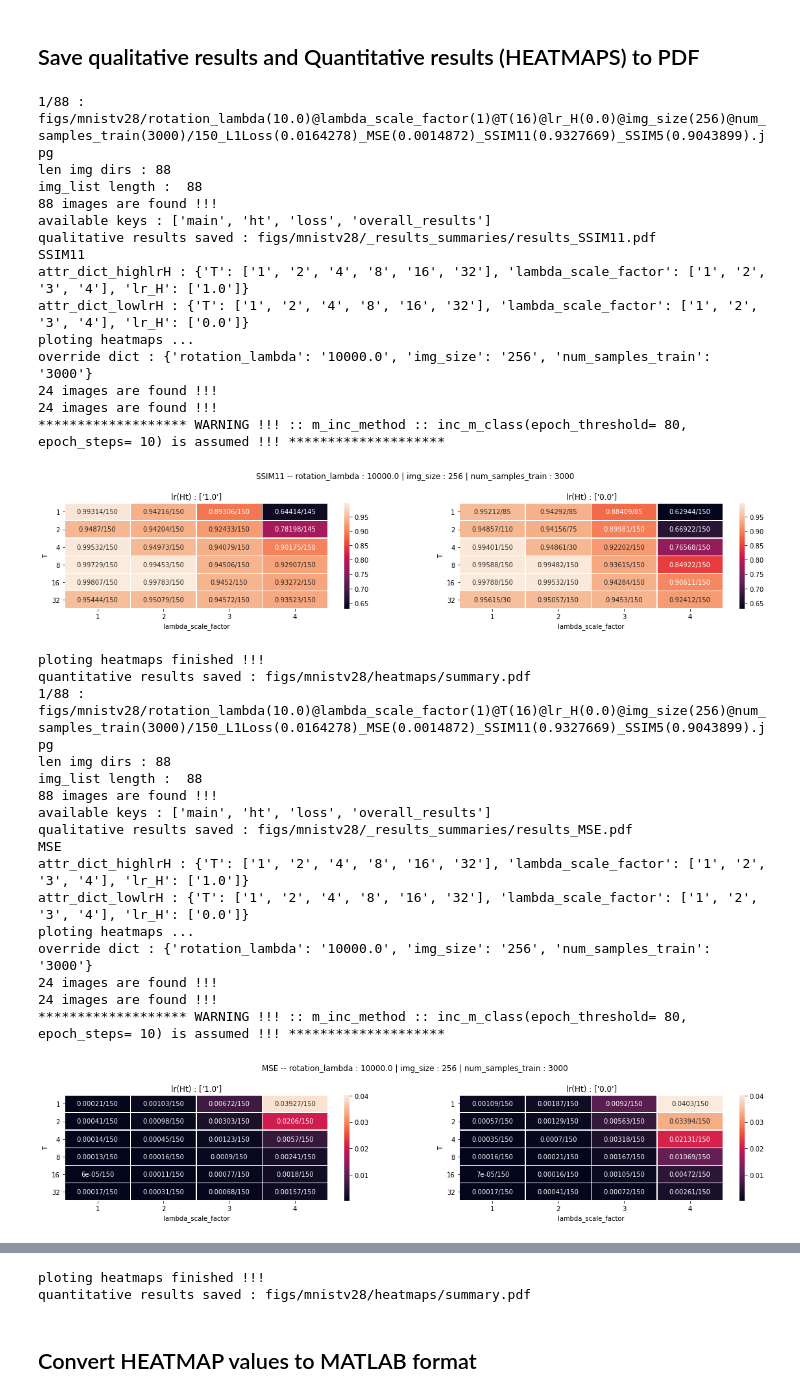
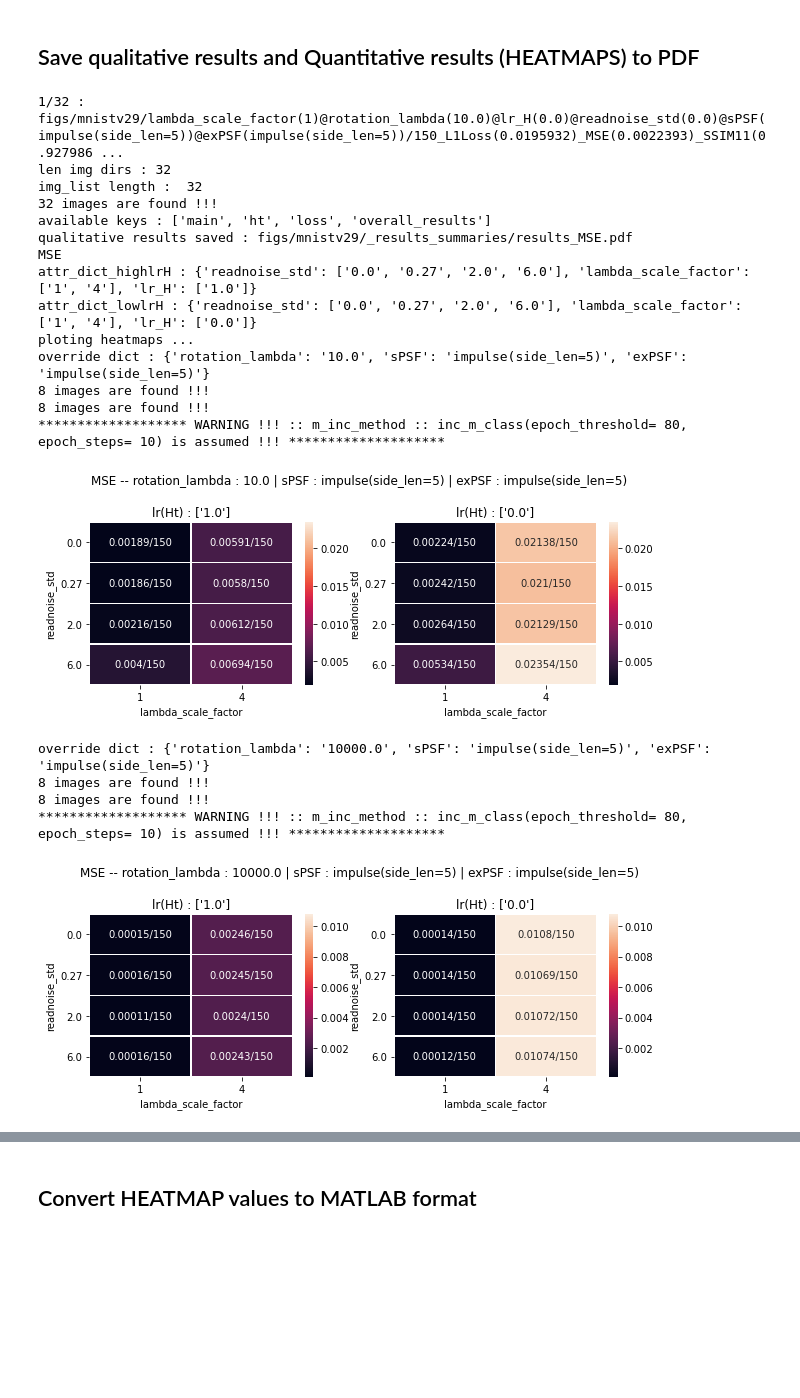
Before and after one commit to dushanw/DabbaMu-DEEP-TFM, a Jupyter notebook: aim2/summarize_results.ipynb, the cells around one changed output, grey strips where cells are left out. Drawn from its saved outputs; the diff is of its cells as text; code cells hidden in the pictures; blank space fills up the shorter version.

```diff
--- a/aim2/summarize_results.ipynb
+++ b/aim2/summarize_results.ipynb
@@ -25,7 +25,7 @@ import glob
 modes = ['L1Loss', 'MSE', 'SSIM', 'SSIM11', 'SSIM5', 'last_converged']
 interested_modes = ['L1Loss', 'MSE', 'SSIM5', 'SSIM11']
 
-exp_set_dir = 'figs/mnistv28'
+exp_set_dir = 'figs/mnistv29'
 
 for dir_ in glob.glob(f'{exp_set_dir}/*'):
     if dir_.split('/')[-1]=='heatmaps' or dir_.split('/')[-1]=='_results_summaries':continue
@@ -72,12 +67,12 @@ available keys : ['main', 'ht', 'loss', 'overall_results']
 def save_HEATMAPS(mode, img_list, exp_set_dir= None): ## CHANGE THIS
     print(mode)
     plot_vars_dict ={
-                     'T': ['1', '2', '4', '8','16', '32'],
-                     'lambda_scale_factor': ['1', '2', '3', '4']}
+                     'readnoise_std': ['0.0', '0.27', '2.0', '6.0'],
+                     'lambda_scale_factor': ['1', '4']}
 
-    all_overrides_dict = {'rotation_lambda': ['10000.0'],
-                          'img_size': ['256'],
-                          'num_samples_train': ['3000']
+    all_overrides_dict = {'rotation_lambda': ['10.0', '10000.0'],
+                          'sPSF': ['impulse(side_len=5)'],
+                          'exPSF': ['impulse(side_len=5)']
                           }
 
     plot_label_dict= None #skip notation: 'SKIPZE100S1' if needed
@@ -107,61 +102,49 @@ except:pass
 
 try:shutil.rmtree(f'{exp_set_dir}/heatmaps')
 except:pass
 
 os.mkdir(f'{exp_set_dir}/_results_summaries')
 
-for mode in ['SSIM11', 'MSE', 'last_converged_MSE']:#interested_modes:
+for mode in ['MSE']:#, 'SSIM11', 'last_converged_MSE']:#interested_modes:
     img_list = get_img_list(img_dir = exp_set_dir, mode=mode)
     print('img_list length : ', len(img_list))
 
     dict_ = get_available_attr(img_list)
     interested_imgs = filter_results(img_list, dict_)
     print(f'available keys : {list(dict_img_position.keys())}')
 
     #show_results('main', dict_img_position, interested_imgs,  sort_by_attr_values)
     #show_results('loss', dict_img_position, interested_imgs,  sort_by_attr_values)
     #show_results('ht', dict_img_position, interested_imgs,  sort_by_attr_values)
     #show_results('overall_results', dict_img_position, interested_imgs,  sort_by_attr_values)
 
     img_pdf_filename = f'{exp_set_dir}/_results_summaries/results_{mode}.pdf'
     save_imgs2pdf(interested_imgs, sorting_function= sort_by_attr_values, pdf_filename=img_pdf_filename, attr_dict= dict_)
     print(f'qualitative results saved : {img_pdf_filename}')
 
     ## ABOVE attr_dict_highlrH, attr_dict_lowlrH -> ONLY CONTAIN KEYS: lr_H, interested_key1, interested_key2 || Other keys -> goes into override dicts !!!
 
 
     save_HEATMAPS(mode, img_list, exp_set_dir)
 # %% [output]
-1/88 : figs/mnistv28/rotation_lambda(10.0)@lambda_scale_factor(1)@T(16)@lr_H(0.0)@img_size(256)@num_samples_train(3000)/150_L1Loss(0.0164278)_MSE(0.0014872)_SSIM11(0.9327669)_SSIM5(0.9043899).jpg
-len img dirs : 88
-img_list length :  88
-88 images are found !!!
+1/32 : figs/mnistv29/lambda_scale_factor(1)@rotation_lambda(10.0)@lr_H(0.0)@readnoise_std(0.0)@sPSF(impulse(side_len=5))@exPSF(impulse(side_len=5))/150_L1Loss(0.0195932)_MSE(0.0022393)_SSIM11(0.927986 ...
+len img dirs : 32
+img_list length :  32
+32 images are found !!!
 available keys : ['main', 'ht', 'loss', 'overall_results']
-qualitative results saved : figs/mnistv28/_results_summaries/results_SSIM11.pdf
-SSIM11
-attr_dict_highlrH : {'T': ['1', '2', '4', '8', '16', '32'], 'lambda_scale_factor': ['1', '2', '3', '4'], 'lr_H': ['1.0']}
-attr_dict_lowlrH : {'T': ['1', '2', '4', '8', '16', '32'], 'lambda_scale_factor': ['1', '2', '3', '4'], 'lr_H': ['0.0']}
+qualitative results saved : figs/mnistv29/_results_summaries/results_MSE.pdf
+MSE
+attr_dict_highlrH : {'readnoise_std': ['0.0', '0.27', '2.0', '6.0'], 'lambda_scale_factor': ['1', '4'], 'lr_H': ['1.0']}
+attr_dict_lowlrH : {'readnoise_std': ['0.0', '0.27', '2.0', '6.0'], 'lambda_scale_factor': ['1', '4'], 'lr_H': ['0.0']}
 ploting heatmaps ...
-override dict : {'rotation_lambda': '10000.0', 'img_size': '256', 'num_samples_train': '3000'}
-24 images are found !!!
-24 images are found !!!
+override dict : {'rotation_lambda': '10.0', 'sPSF': 'impulse(side_len=5)', 'exPSF': 'impulse(side_len=5)'}
+8 images are found !!!
+8 images are found !!!
 ******************* WARNING !!! :: m_inc_method :: inc_m_class(epoch_threshold= 80, epoch_steps= 10) is assumed !!! ********************
-[figure, old version]
+[figure, new version]
-ploting heatmaps finished !!!
-quantitative results saved : figs/mnistv28/heatmaps/summary.pdf
-1/88 : figs/mnistv28/rotation_lambda(10.0)@lambda_scale_factor(1)@T(16)@lr_H(0.0)@img_size(256)@num_samples_train(3000)/150_L1Loss(0.0164278)_MSE(0.0014872)_SSIM11(0.9327669)_SSIM5(0.9043899).jpg
-len img dirs : 88
-img_list length :  88
-88 images are found !!!
-available keys : ['main', 'ht', 'loss', 'overall_results']
-qualitative results saved : figs/mnistv28/_results_summaries/results_MSE.pdf
-MSE
-attr_dict_highlrH : {'T': ['1', '2', '4', '8', '16', '32'], 'lambda_scale_factor': ['1', '2', '3', '4'], 'lr_H': ['1.0']}
-attr_dict_lowlrH : {'T': ['1', '2', '4', '8', '16', '32'], 'lambda_scale_factor': ['1', '2', '3', '4'], 'lr_H': ['0.0']}
-ploting heatmaps ...
-override dict : {'rotation_lambda': '10000.0', 'img_size': '256', 'num_samples_train': '3000'}
-24 images are found !!!
-24 images are found !!!
+override dict : {'rotation_lambda': '10000.0', 'sPSF': 'impulse(side_len=5)', 'exPSF': 'impulse(side_len=5)'}
+8 images are found !!!
+8 images are found !!!
 ******************* WARNING !!! :: m_inc_method :: inc_m_class(epoch_threshold= 80, epoch_steps= 10) is assumed !!! ********************
-[figure, old version]
+[figure, new version]
 ploting heatmaps finished !!!
@@ -184,5 +152,3 @@ override dict : {'rotation_lambda': '10000.0', 'img_size': '256', 'num_samples_t
-ploting heatmaps finished !!!
-quantitative results saved : figs/mnistv28/heatmaps/summary.pdf
 # %% [markdown]
 ## Convert HEATMAP values to MATLAB format
 # %%
```
Also changed, not shown: parts of 2 cells of this notebook, 1 other file.
